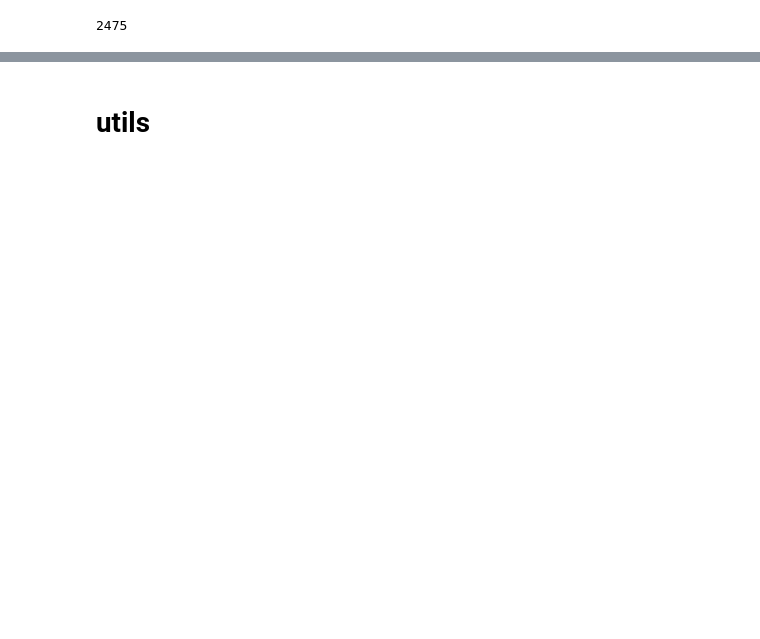
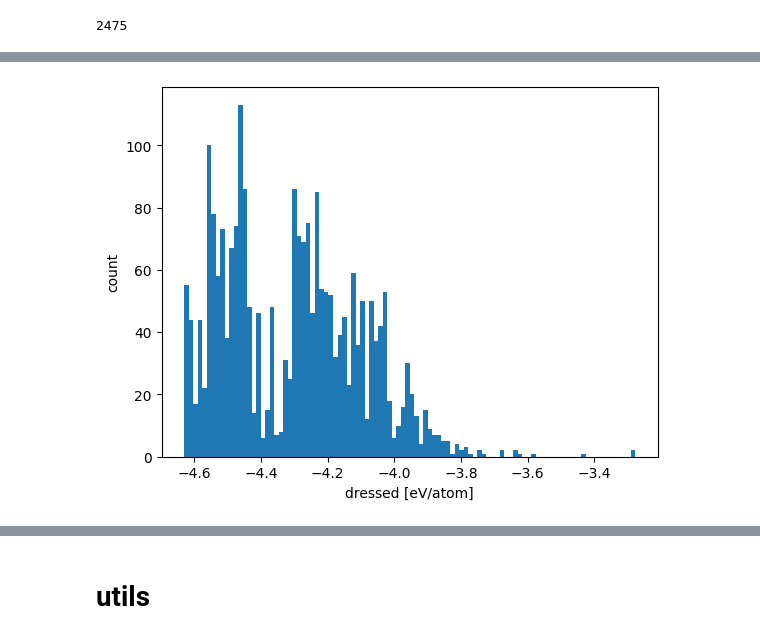
Before and after one commit to agoscinski/splinable-nn, a Jupyter notebook: splining_training.ipynb, the cells around one changed output, grey strips where cells are left out. Drawn from its saved outputs; the diff is of its cells as text; code cells hidden in the pictures; blank space fills up the shorter version.

```diff
--- a/splining_training.ipynb
+++ b/splining_training.ipynb
@@ -40,0 +61,8 @@ plt.show()
+# %%
+plt.hist(dressed_energies_per_atom, bins=100)
+plt.xlabel('dressed [eV/atom]')
+plt.ylabel('count')
+plt.show()
+plt.close()
+# %% [output]
+[figure, added]
```
Also changed, not shown: parts of 71 cells of this notebook.
